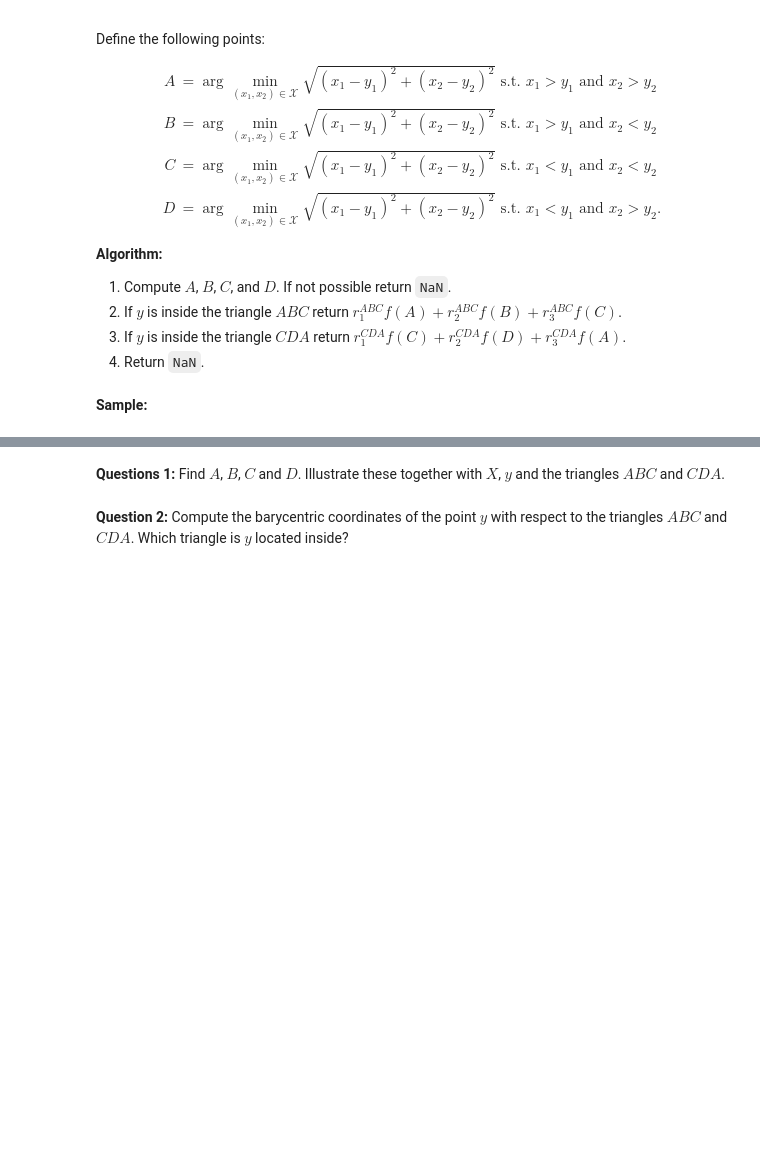
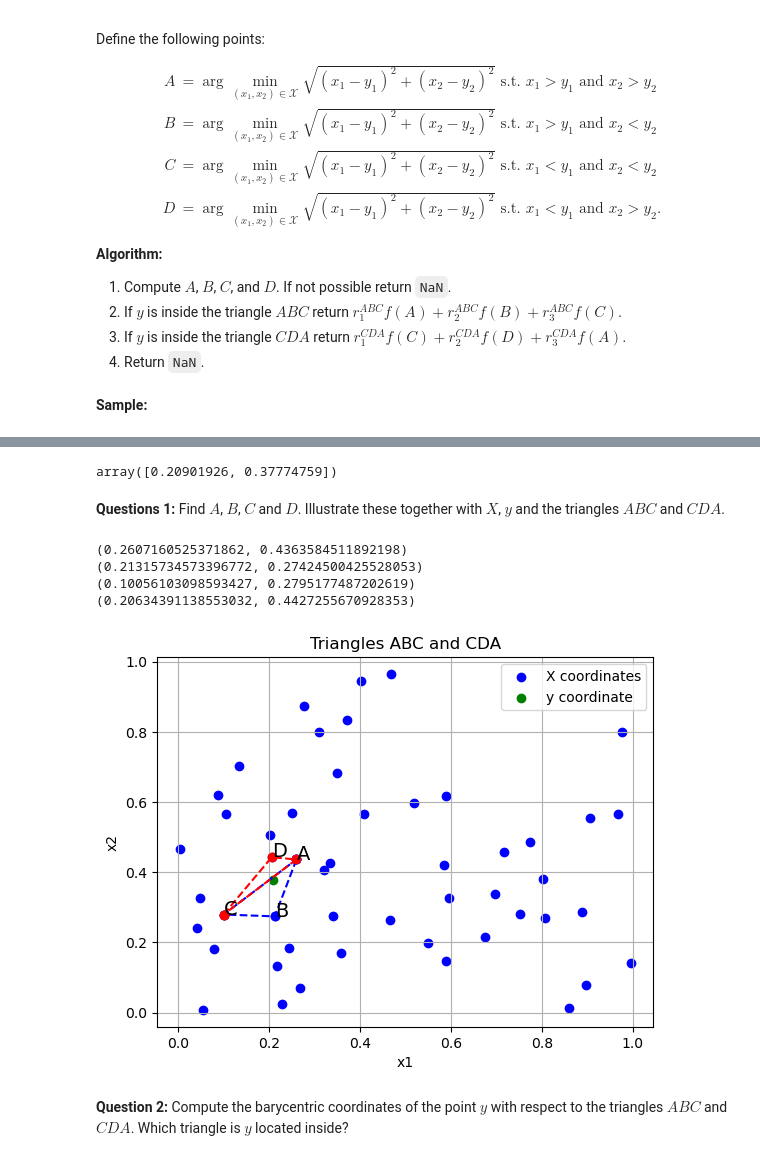
Before and after one commit to NumEconCopenhagen/projects-2024-Bertil-Nikoline-Victor, a Jupyter notebook: examproject/Q1_exam_2024.ipynb, the cells around one changed output, grey strips where cells are left out. Cells and saved outputs as stored; diff of their text form; code cells hidden in the pictures; blank space fills up the shorter version.

```diff
--- a/examproject/Q1_exam_2024.ipynb
+++ b/examproject/Q1_exam_2024.ipynb
@@ -545,2 +569,7 @@ y = rng.uniform(size=(2,))
+# %%
+# Display y coordinates
+display(y)
+# %% [output]
+array([0.20901926, 0.37774759])
 # %% [markdown]
 **Questions 1:** Find $A$, $B$, $C$ and $D$. Illustrate these together with $X$, $y$ and the triangles $ABC$ and $CDA$.
@@ -549,2 +576,72 @@ y = rng.uniform(size=(2,))
+# %%
+import Problem3Helper
+
+A = Problem3Helper.find_x1_x2_triangle(X, y, "A")
+B = Problem3Helper.find_x1_x2_triangle(X, y, "B")
+C = Problem3Helper.find_x1_x2_triangle(X, y, "C")
+D = Problem3Helper.find_x1_x2_triangle(X, y, "D")
+
+# Below the A, B, C and D triangle coordinates are printed
+# The first element in the tuple is the smallest value that was
+# calculated when finding the optimal x1 and x2
+print(A)
+print(B)
+print(C)
+print(D)
+# %% [output]
+(0.2607160525371862, 0.4363584511892198)
+(0.21315734573396772, 0.27424500425528053)
+(0.10056103098593427, 0.2795177487202619)
+(0.20634391138553032, 0.4427255670928353)
+# %%
+# Below the following have been illustrated
+# 1) The A, B, C and D coordinates
+# 2) The X and y coordinates
+# 3) The ABC and CDA triangle
+
+import matplotlib.pyplot as plt
+
+# Create a list of x and y coordinates for the triangles
+ABC_x1_coords = [A[0], B[0], C[0], A[0]]
+ABC_x2_coords = [A[1], B[1], C[1], A[1]]
+
+CDA_x1_coords = [C[0], D[0], A[0], C[0]]
+CDA_x2_coords = [C[1], D[1], A[1], C[1]]
+
+# Create the plot
+plt.figure()
+plt.plot(ABC_x1_coords, ABC_x2_coords, marker='o', linestyle='--', color='blue')
+plt.plot(CDA_x1_coords, CDA_x2_coords, marker='o', linestyle='--', color='red')
+
+# Annotate the points
+plt.text(A[0], A[1], f'A', fontsize = 14)
+plt.text(B[0], B[1], f'B', fontsize = 14)
+plt.text(C[0], C[1], f'C', fontsize = 14)
+plt.text(D[0], D[1], f'D', fontsize = 14)
+
+# Add the X coordinates
+X_x1 = [x[0] for x in X]
+X_x2 = [x[1] for x in X]
+plt.scatter(X_x1, X_x2, marker='o', color='blue', label='X coordinates')
+
+# Add the y coordinate
+plt.scatter(y[0], y[1], marker='o', color='green', label='y coordinate')
+
+
+# Add legend
+plt.legend()
+
+# Add grid
+plt.grid(True)
+
+# Set the title and labels
+plt.title('Triangles ABC and CDA')
+plt.xlabel('x1')
+plt.ylabel('x2')
+
+# Show the plot
+plt.show()
+# %% [output]
+[figure, added]
 # %% [markdown]
 **Question 2:** Compute the barycentric coordinates of the point $y$ with respect to the triangles $ABC$ and $CDA$. Which triangle is $y$ located inside?
```
Also changed, not shown: parts of 3 cells of this notebook, 1 other file.
